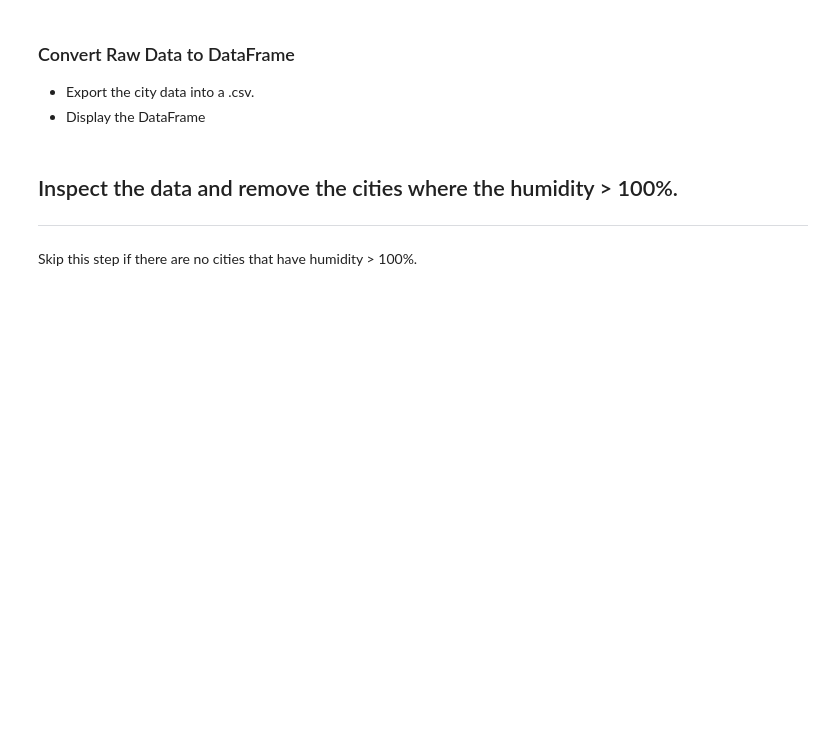
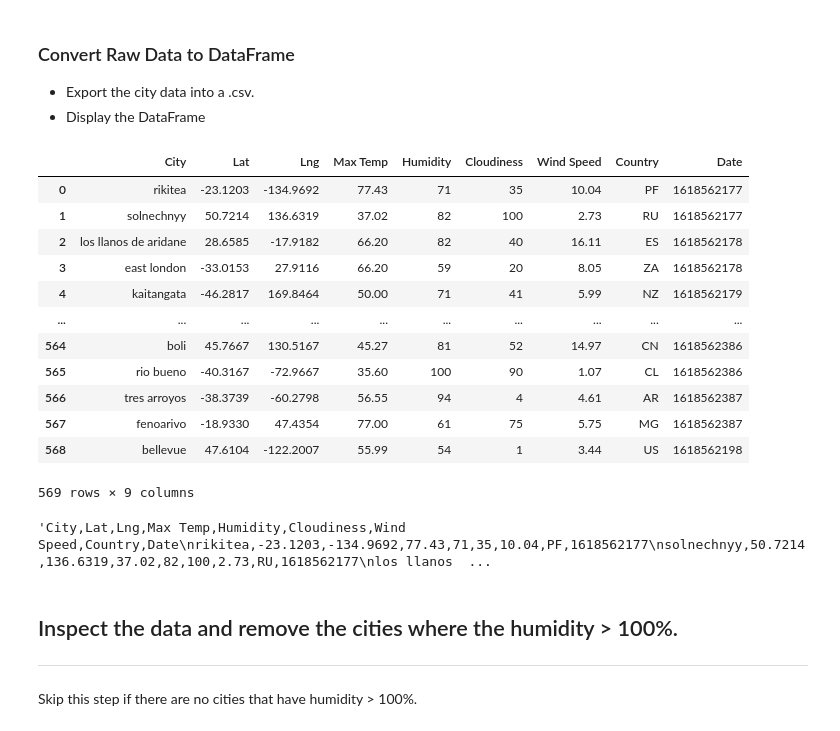
Before and after one commit to cchitec/Equator-Effects, a Jupyter notebook: WeatherPy/WeatherPy.ipynb, the cells around one changed output. Drawn from its saved outputs; the diff is of its cells as text; code cells hidden in the pictures; blank space fills up the shorter version.

Commit message:
Raw data to DataFrame

```diff
--- a/WeatherPy/WeatherPy.ipynb
+++ b/WeatherPy/WeatherPy.ipynb
@@ -144,3 +152,25 @@ City not found. Skipping ...
+# %%
+#city_dict = {'City': city, 'Lat': [lat], 'Lng': lon, 'Max Temp': max_temp, 'Humidity': humidity, 'Cloudiness': cloudiness, 'Wind Speed': windspeed, 'Country': country, 'Date': date}
+city_df = pd.DataFrame(city_data)
+city_df
+# %% [output]
+|  | City | Lat | Lng | Max Temp | Humidity | Cloudiness | Wind Speed | Country | Date |
+| 0 | rikitea | -23.1203 | -134.9692 | 77.43 | 71 | 35 | 10.04 | PF | 1618562177 |
+| 1 | solnechnyy | 50.7214 | 136.6319 | 37.02 | 82 | 100 | 2.73 | RU | 1618562177 |
+| 2 | los llanos de aridane | 28.6585 | -17.9182 | 66.20 | 82 | 40 | 16.11 | ES | 1618562178 |
+| 3 | east london | -33.0153 | 27.9116 | 66.20 | 59 | 20 | 8.05 | ZA | 1618562178 |
+| 4 | kaitangata | -46.2817 | 169.8464 | 50.00 | 71 | 41 | 5.99 | NZ | 1618562179 |
+| ... | ... | ... | ... | ... | ... | ... | ... | ... | ... |
+| 564 | boli | 45.7667 | 130.5167 | 45.27 | 81 | 52 | 14.97 | CN | 1618562386 |
+| 565 | rio bueno | -40.3167 | -72.9667 | 35.60 | 100 | 90 | 1.07 | CL | 1618562386 |
+| 566 | tres arroyos | -38.3739 | -60.2798 | 56.55 | 94 | 4 | 4.61 | AR | 1618562387 |
+| 567 | fenoarivo | -18.9330 | 47.4354 | 77.00 | 61 | 75 | 5.75 | MG | 1618562387 |
+| 568 | bellevue | 47.6104 | -122.2007 | 55.99 | 54 | 1 | 3.44 | US | 1618562198 |
+569 rows × 9 columns
+# %%
+city_df.to_csv(index=False)
+# %% [output]
+'City,Lat,Lng,Max Temp,Humidity,Cloudiness,Wind Speed,Country,Date\nrikitea,-23.1203,-134.9692,77.43,71,35,10.04,PF,1618562177\nsolnechnyy,50.7214,136.6319,37.02,82,100,2.73,RU,1618562177\nlos llanos  ...
 # %% [markdown]
 ## Inspect the data and remove the cities where the humidity > 100%.
 ----
```
Also changed, not shown: parts of 5 cells of this notebook.
